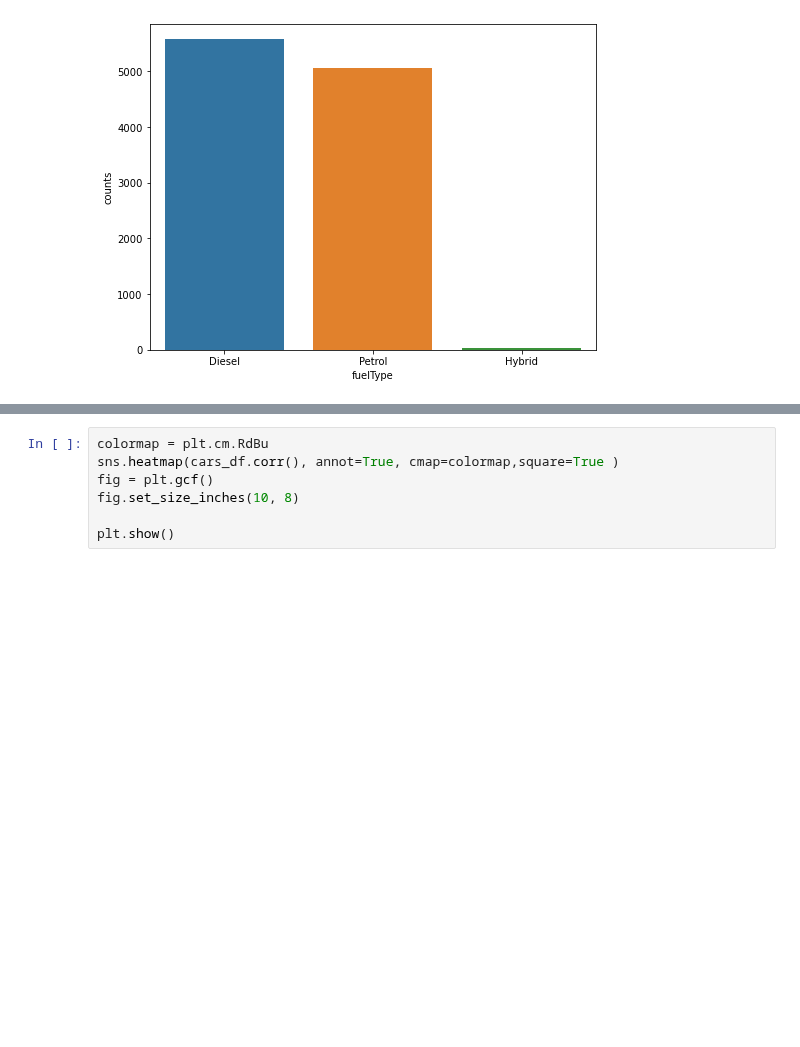
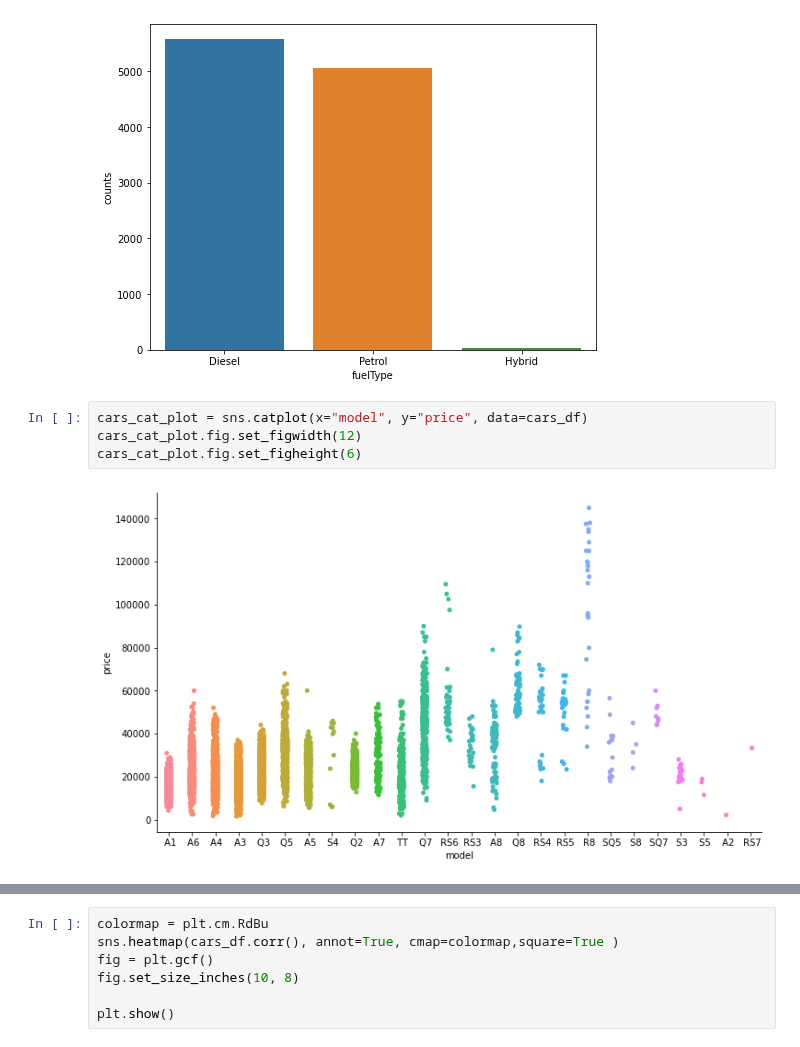
Before and after one commit to EitanKats/data-science-project-sem-a, a Jupyter notebook: Regression.ipynb, the cells around one changed output, grey strips where cells are left out. Cells and saved outputs as stored; diff of their text form; blank space fills up the shorter version.

Commit message:
added additional visualisation to the notebook - step before ML

```diff
--- a/Regression.ipynb
+++ b/Regression.ipynb
@@ -77,3 +89,9 @@ sns.barplot(x="fuelType", y="counts",data=amount_per_fuel_type)
 # %% [output]
 <matplotlib.axes._subplots.AxesSubplot at 0x...>
 [figure]
+# %%
+cars_cat_plot = sns.catplot(x="model", y="price", data=cars_df)
+cars_cat_plot.fig.set_figwidth(12)
+cars_cat_plot.fig.set_figheight(6)
+# %% [output]
+[figure, added]
```
Also changed, not shown: parts of 3 cells of this notebook.
